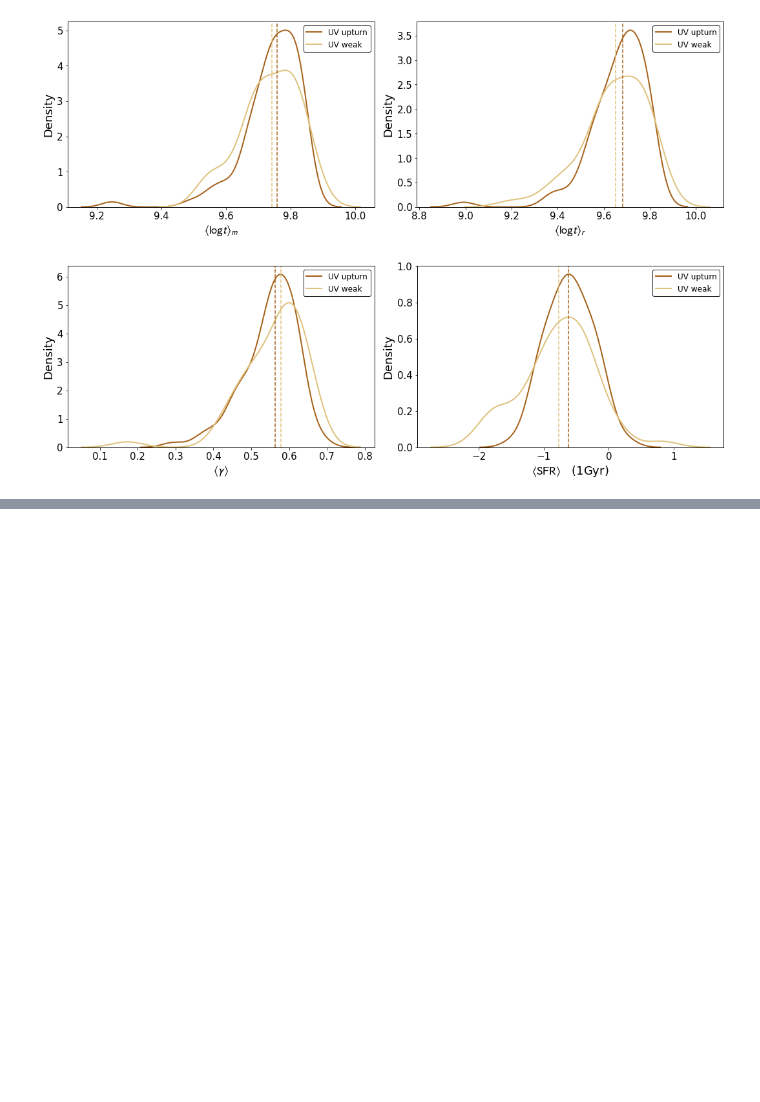
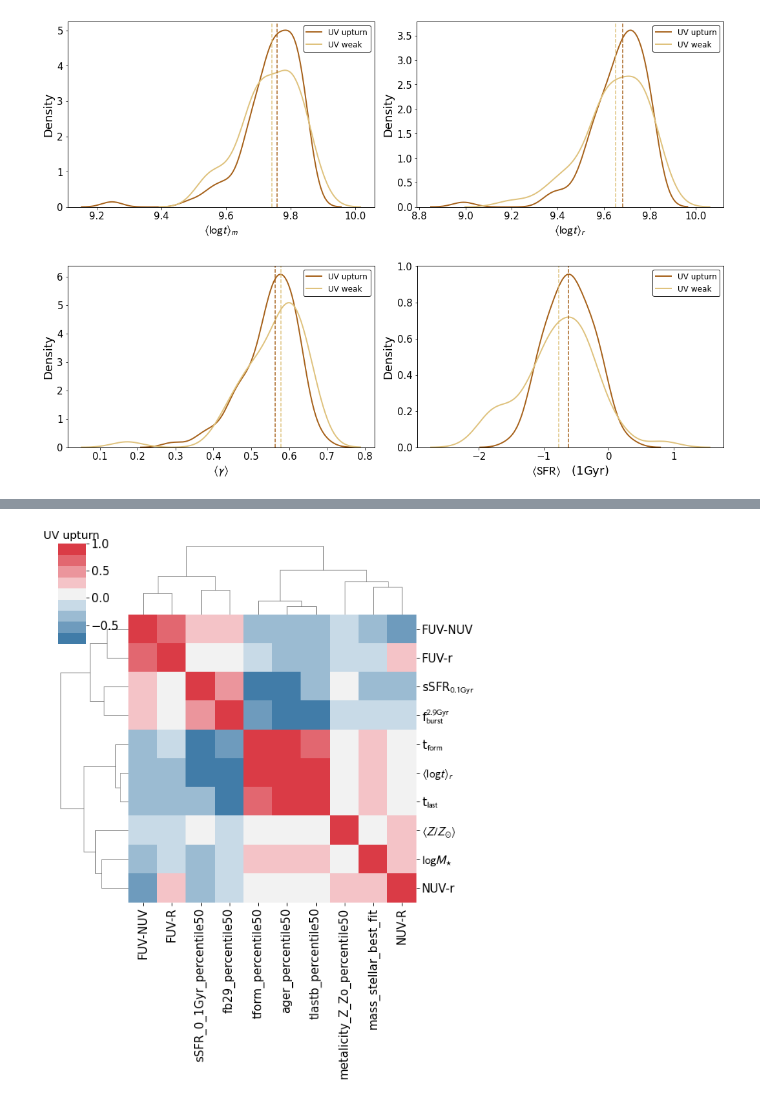
Before and after one commit to mdastro/UVupturn-RSGs, a Jupyter notebook: UV_PSM/PSM_StellarPopsAnalysis_MagPhys.ipynb, the cells around one changed output, grey strips where cells are left out. Drawn from its saved outputs; the diff is of its cells as text; code cells hidden in the pictures; blank space fills up the shorter version.

```diff
--- a/UV_PSM/PSM_StellarPopsAnalysis_MagPhys.ipynb
+++ b/UV_PSM/PSM_StellarPopsAnalysis_MagPhys.ipynb
@@ -351,0 +465,18 @@ plt.show()
+# %%
+ax = sns.clustermap(data=heatmap_upturn.corr(), cmap=cmap)
+ax.ax_heatmap.yaxis.set_ticklabels(['FUV-NUV',
+                                    'FUV-r',
+                                    r"sSFR$_{0.1\rm{Gyr}}$",
+                                    r"f$_{\rm{burst}}^{2.9\rm{Gyr}}$",
+                                    r"t$_{\rm{form}}$",
+                                    r"$\left<\log t\right>_{r}$",
+                                    r"t$_{\rm{last}}$",
+                                    r"$\left<Z/Z_{\odot}\right>$",
+                                    r"$\logM_{\star}}$",
+                                    'NUV-r'])
+ax.ax_cbar.bbox.anchored('C')
+plt.title("UV upturn")
+plt.savefig('./clustermap.png')
+plt.show()
+# %% [output]
+[figure, added]
```
Also changed, not shown: parts of 9 cells of this notebook, 4 other files.
